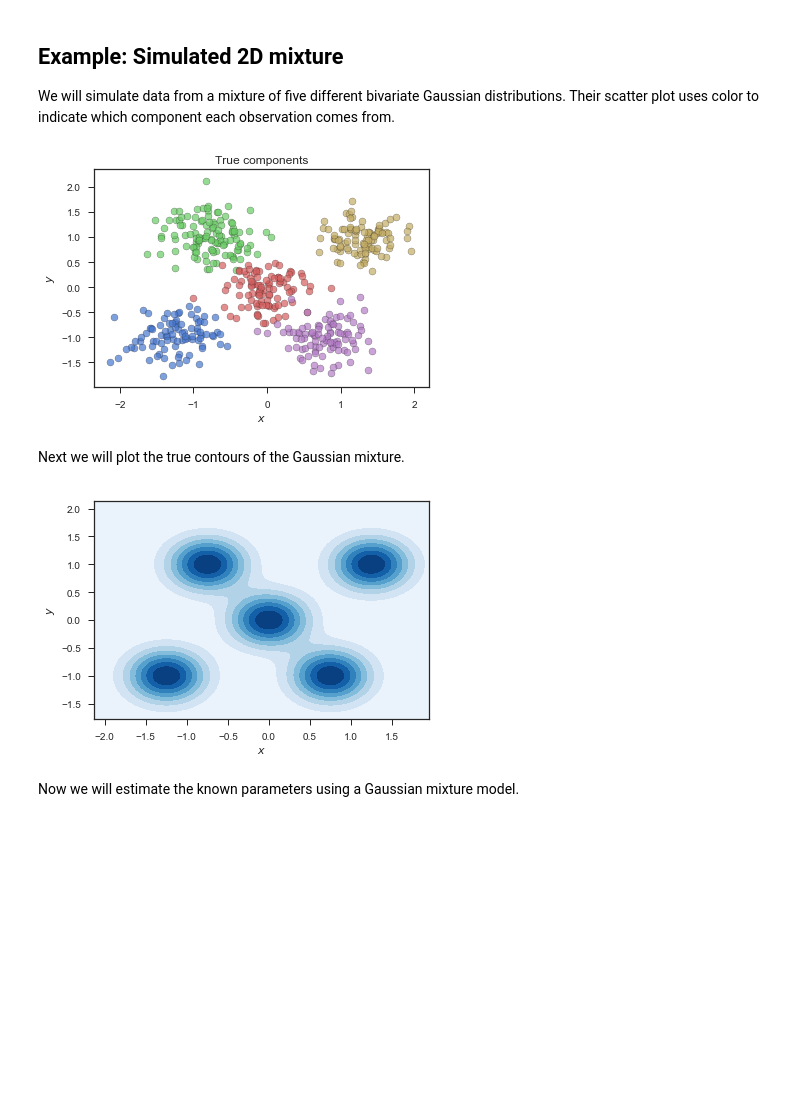
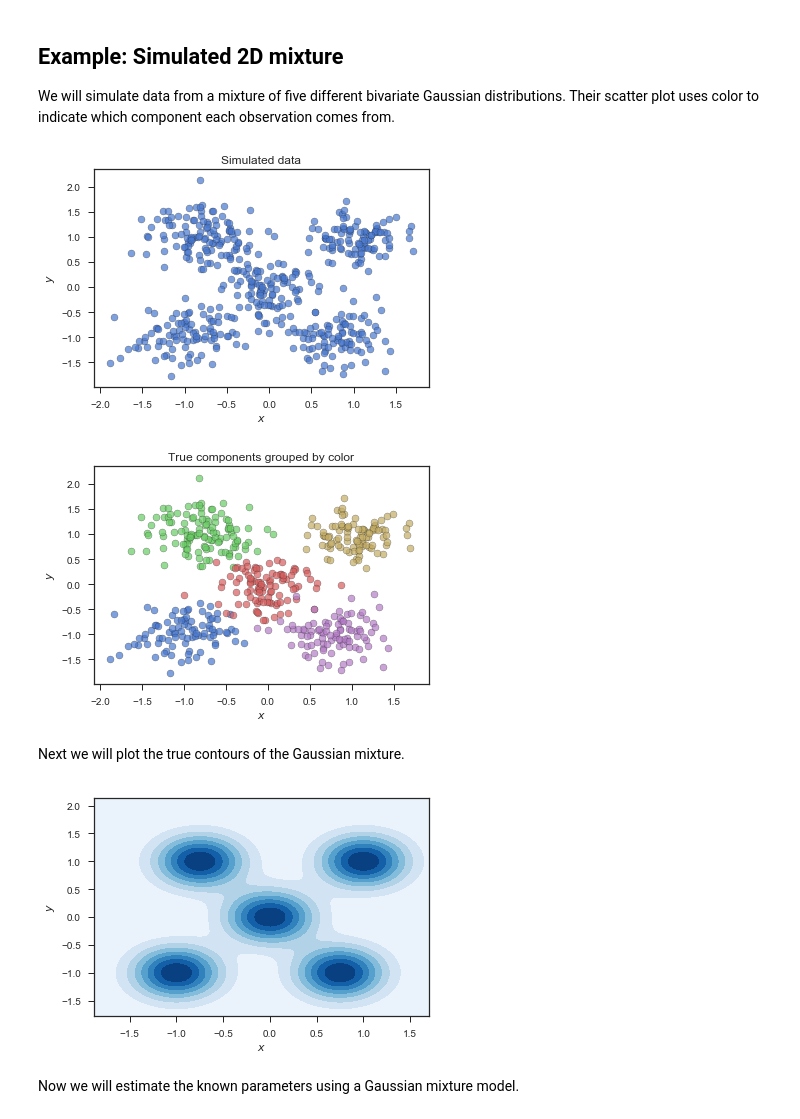
Before and after one commit to artemmavrin/StatTools, a Jupyter notebook: examples/Gaussian Mixture Models.ipynb, the cells around one changed output. Cells and saved outputs as stored; diff of their text form; code cells hidden in the pictures; blank space fills up the shorter version.

```diff
--- a/examples/Gaussian Mixture Models.ipynb
+++ b/examples/Gaussian Mixture Models.ipynb
@@ -157,32 +157,41 @@ Their scatter plot uses color to indicate which component each observation comes
 # %%
 # Random number generator
 rs = np.random.RandomState(123)
 
 # True parameters
-means = [[-1.25, -1], [-0.75, 1], [0, 0], [0.75, -1], [1.25, 1]]
+means = [[-1, -1], [-0.75, 1], [0, 0], [0.75, -1], [1, 1]]
 covs = 0.1
 
 # Sample size
 n = 500
 
 # Create a Gaussian mixture distribution/density object
 mixture = GaussianMixtureDensity(means=means, covs=covs, random_state=rs)
 
 # Sample from the distribution
 xy, comp = mixture.sample(n=n, return_component=True)
 x = xy[:, 0]
 y = xy[:, 1]
 
 plt.figure()
+plt.scatter(x, y, edgecolor="k", alpha=0.7)
+plt.xlabel("$x$")
+plt.ylabel("$y$")
+plt.title("Simulated data")
+plt.show()
+plt.close()
+
+plt.figure()
 for i in range(mixture.k):
     plt.scatter(x[comp == i], y[comp == i], edgecolor="k", alpha=0.7)
 plt.xlabel("$x$")
 plt.ylabel("$y$")
-plt.title("True components")
+plt.title("True components grouped by color")
 plt.show()
 plt.close()
 # %% [output]
-[figure, old version]
+[figure, new version]
+[figure, added]
 # %% [markdown]
 Next we will plot the true contours of the Gaussian mixture.
 # %%
@@ -195,7 +204,7 @@ plt.ylabel("$y$")
 plt.show()
 plt.close()
 # %% [output]
-[figure, old version]
+[figure, new version]
 # %% [markdown]
 Now we will estimate the known parameters using a Gaussian mixture model.
 # %%
```
Also changed, not shown: parts of 3 cells of this notebook.
